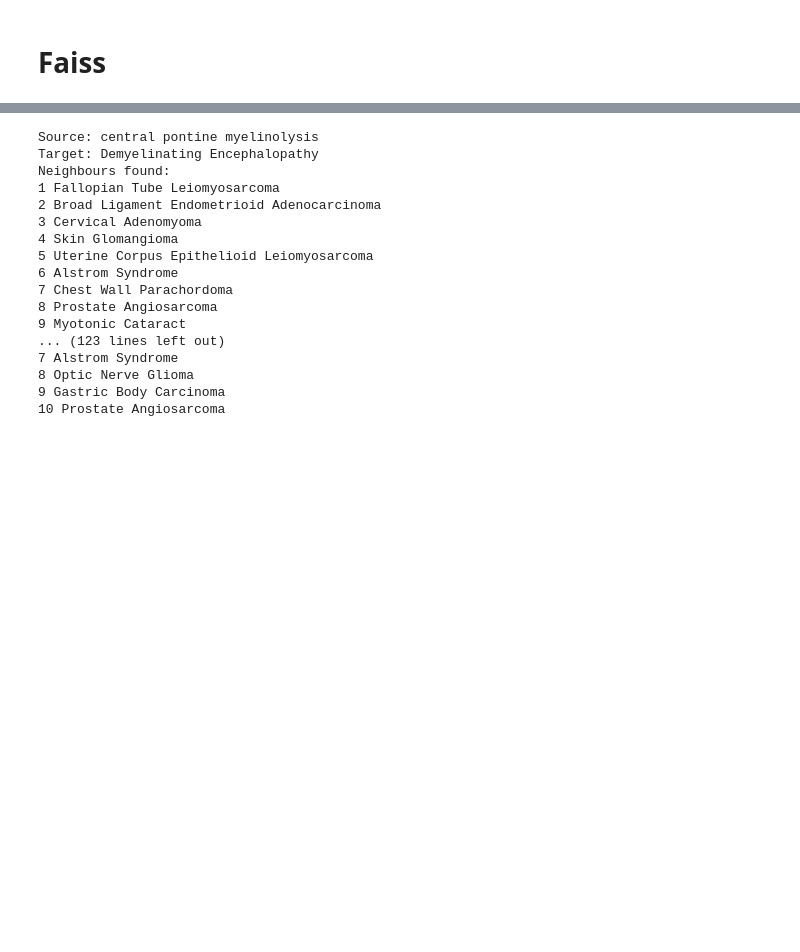
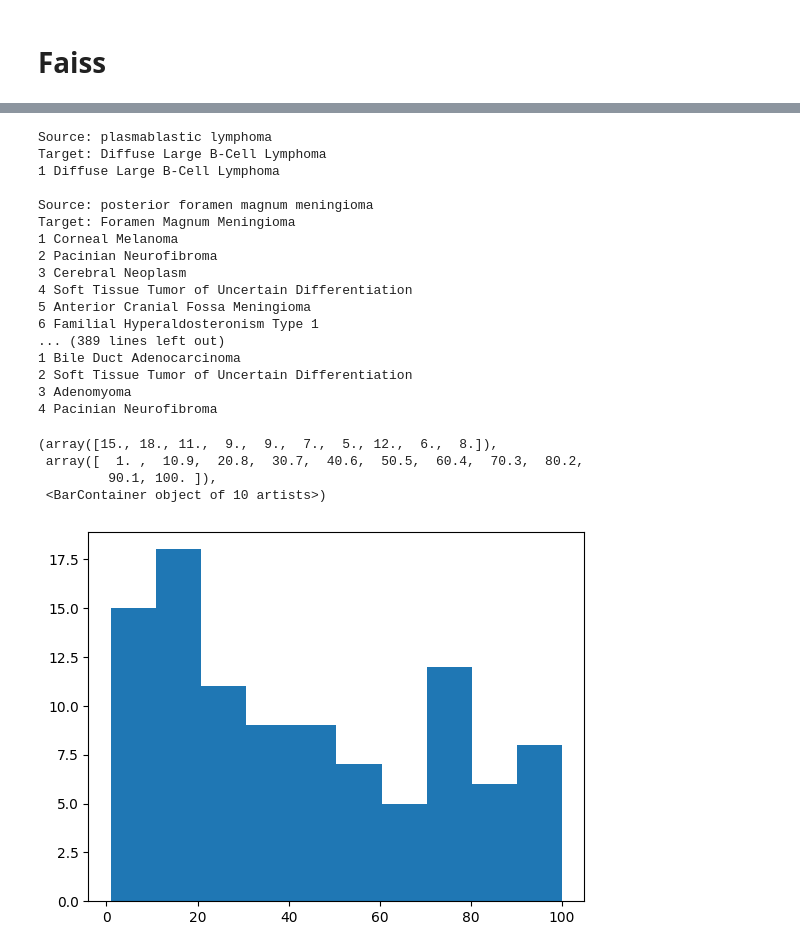
Before and after one commit to stellaevat/ontology-mapping, a Jupyter notebook: colabs/bi_encoder.ipynb, the cells around one changed output, grey strips where cells are left out. Drawn from its saved outputs; the diff is of its cells as text; code cells hidden in the pictures; blank space fills up the shorter version.

```diff
--- a/colabs/bi_encoder.ipynb
+++ b/colabs/bi_encoder.ipynb
@@ -410,9 +393,10 @@ tokenized = tokenizer(list(queries[offset : offset + q_size]) + list(database[of
 for (k, v) in tokenized.items():
   tokenized[k] = torch.tensor(v, dtype=torch.int)
 
-device = torch.device("cuda") if torch.cuda.is_available() else torch.device("cpu")
-tokenized_source = {k : v[:10].cpu() for (k, v) in tokenized.items()}
-tokenized_target = {k : v[10:].cpu() for (k, v) in tokenized.items()}
+# device = torch.device("cuda") if torch.cuda.is_available() else torch.device("cpu")
+device = torch.device("cpu")
+tokenized_source = {k : v[:q_size].to(device) for (k, v) in tokenized.items()}
+tokenized_target = {k : v[q_size:].to(device) for (k, v) in tokenized.items()}
 # %%
 tokenized_queries = model.get_source_model_outputs(**tokenized_source)
-tokenized_database = model.get_target_model_outputs(**tokenized_target)
+tokenized_database = model.get_source_model_outputs(**tokenized_target)
@@ -430,9 +424,9 @@ res = faiss.StandardGpuResources()  # use a single GPU
 index_flat = faiss.IndexFlatIP(d)   # build a flat (CPU) index
 
 index_flat.add(xb)                  # add vectors to the index
-print(index_flat.ntotal)
+# print(index_flat.ntotal)
 
-k = 10                              # we want to see 10 nearest neighbors
+k = 100                              # we want to see 10 nearest neighbors
 D, I = index_flat.search(xq, k)     # actual search
-print(I[:5])                        # neighbors of the 5 first queries
-print(D[:5])                        # similarities of the 5 first queries
+# print(I[:5])                        # neighbors of the 5 first queries
+# print(D[:5])                        # similarities of the 5 first queries
@@ -456,27 +433,41 @@ print(D[:5])                        # similarities of the 5 first queries
 # %%
-for i in range(q_size):
-  print("Source:", queries[offset + i])
-  print("Target:", database[offset + i])
-  print("Neighbours found:")
+ranks = []
+for i in range(10):
+  source, target = queries[offset + i], database[offset + i]
+  print("\nSource:", source)
+  print("Target:", target)
+
   for n, index in enumerate(I[i]):
-    print(n+1, database[offset + index])
-  print()
+    print(n + 1, database[offset + index])
+    if database[offset + index] == target:
+      ranks.append(n + 1)
+      # print("Rank found:", n + 1)
+      break
+    # print("Not found")
 # %% [output]
-Source: central pontine myelinolysis
-Target: Demyelinating Encephalopathy
-Neighbours found:
-1 Fallopian Tube Leiomyosarcoma
-2 Broad Ligament Endometrioid Adenocarcinoma
-3 Cervical Adenomyoma
-4 Skin Glomangioma
-5 Uterine Corpus Epithelioid Leiomyosarcoma
-6 Alstrom Syndrome
-7 Chest Wall Parachordoma
-8 Prostate Angiosarcoma
-9 Myotonic Cataract
-... (123 lines left out)
-7 Alstrom Syndrome
-8 Optic Nerve Glioma
-9 Gastric Body Carcinoma
-10 Prostate Angiosarcoma
+Source: plasmablastic lymphoma
+Target: Diffuse Large B-Cell Lymphoma
+1 Diffuse Large B-Cell Lymphoma
+
+Source: posterior foramen magnum meningioma
+Target: Foramen Magnum Meningioma
+1 Corneal Melanoma
+2 Pacinian Neurofibroma
+3 Cerebral Neoplasm
+4 Soft Tissue Tumor of Uncertain Differentiation
+5 Anterior Cranial Fossa Meningioma
+6 Familial Hyperaldosteronism Type 1
+... (389 lines left out)
+1 Bile Duct Adenocarcinoma
+2 Soft Tissue Tumor of Uncertain Differentiation
+3 Adenomyoma
+4 Pacinian Neurofibroma
+# %%
+plt.hist(ranks)
+# %% [output]
+(array([15., 18., 11.,  9.,  9.,  7.,  5., 12.,  6.,  8.]),
+ array([  1. ,  10.9,  20.8,  30.7,  40.6,  50.5,  60.4,  70.3,  80.2,
+         90.1, 100. ]),
+ <BarContainer object of 10 artists>)
+[figure, added]
 # %%
```
Also changed, not shown: parts of 7 cells of this notebook.
